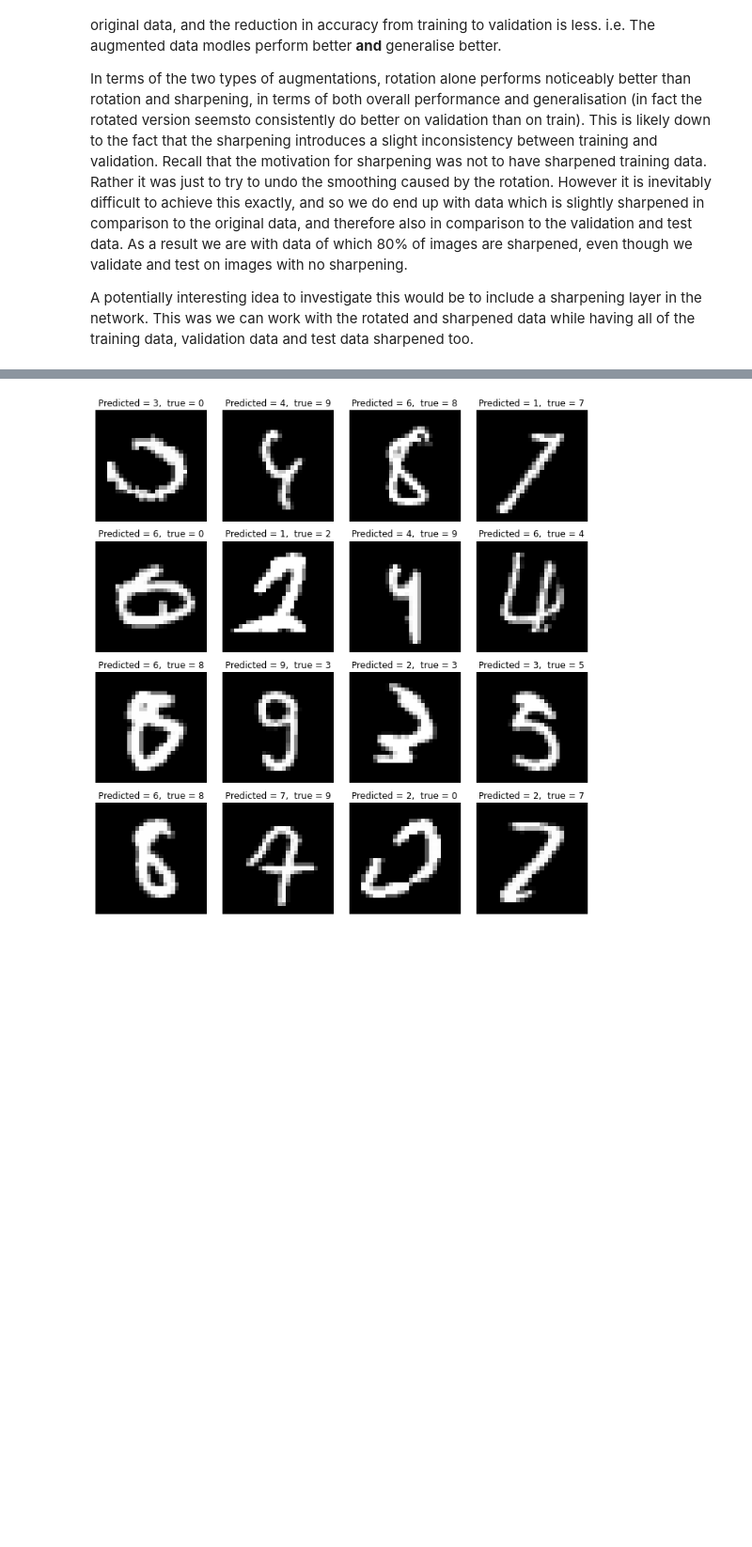
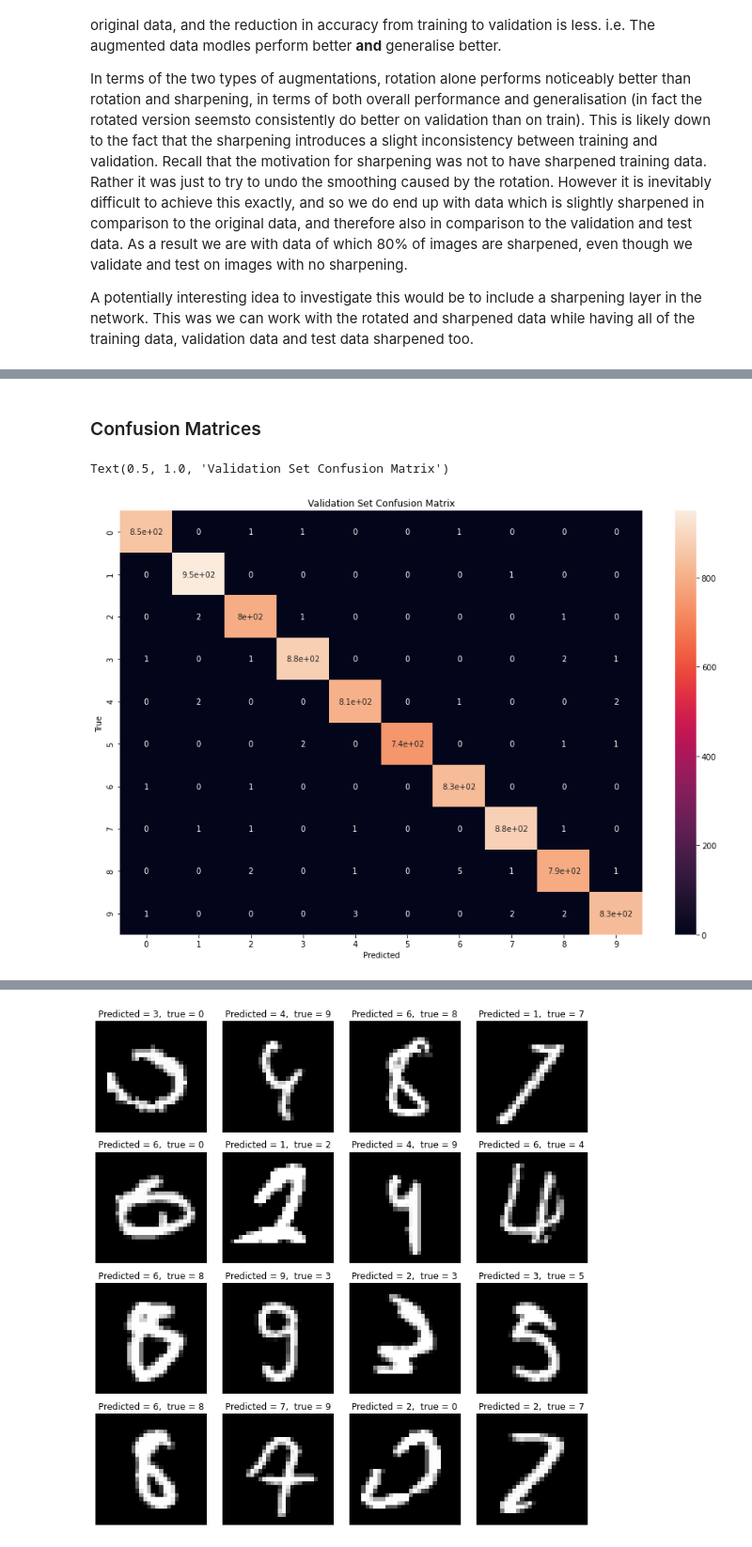
Before and after one commit to EricNeville/Kaggle-Digit-Recognizer, a Jupyter notebook: model.ipynb, the cells around one changed output, grey strips where cells are left out. Shown: that part at 94% size. Saved outputs shown, nothing was run; the diff lists cells and outputs as text; code cells hidden in the pictures; blank space fills up the shorter version.

Commit message:
More look at misclassifications, including confusion matrices

```diff
--- a/model.ipynb
+++ b/model.ipynb
@@ -394,4 +394,22 @@ We will take the best performing model and look into which images are being misc
 # %%
-y_labels = np.argmax(y_val, axis = 1)
-train_predictions = np.argmax(model_rot.predict(X_val), axis = 1)
-misclassified = [i for i in range(len(y_labels)) if y_labels[i] != train_predictions[i]]
+# validation misclassification
+y_val_labels = np.argmax(y_val, axis = 1)
+val_predictions = np.argmax(model_rot.predict(X_val), axis = 1)
+misclassified_val = [i for i in range(len(y_val_labels)) if y_val_labels[i] != val_predictions[i]]
+
+# train misclassification
+y_train_labels = np.argmax(y_train, axis = 1)
+train_predictions = np.argmax(model_rot.predict(X_train), axis = 1)
+misclassified_train = [i for i in range(len(y_train_labels)) if y_train_labels[i] != train_predictions[i]]
+# %% [markdown]
+### Confusion Matrices
+# %%
+from sklearn.metrics import confusion_matrix
+plt.figure(figsize=(15,10))
+sn.heatmap(confusion_matrix(y_val_labels, val_predictions), annot = True)
+plt.ylabel('True')
+plt.xlabel('Predicted')
+plt.title('Validation Set Confusion Matrix')
+# %% [output]
+Text(0.5, 1.0, 'Validation Set Confusion Matrix')
+[figure, added]
```
Also changed, not shown: parts of 13 cells of this notebook.
